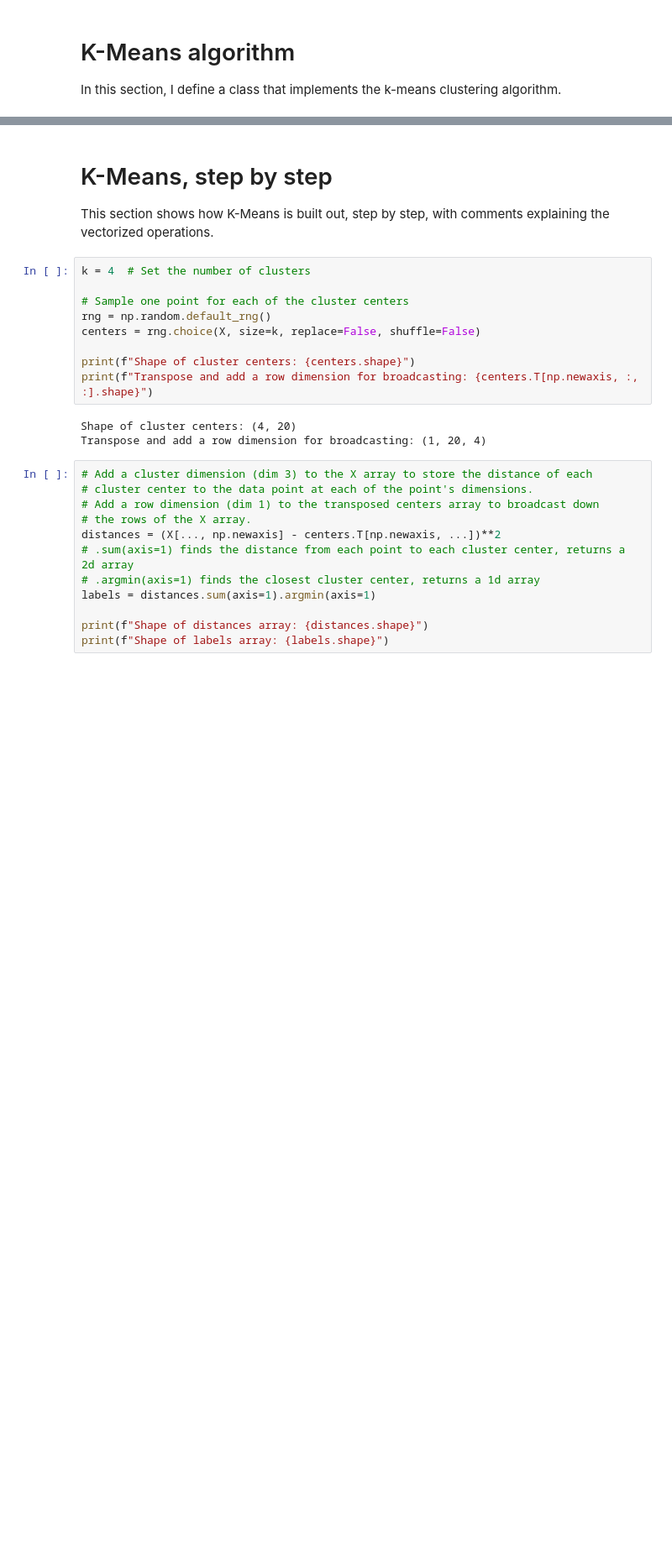
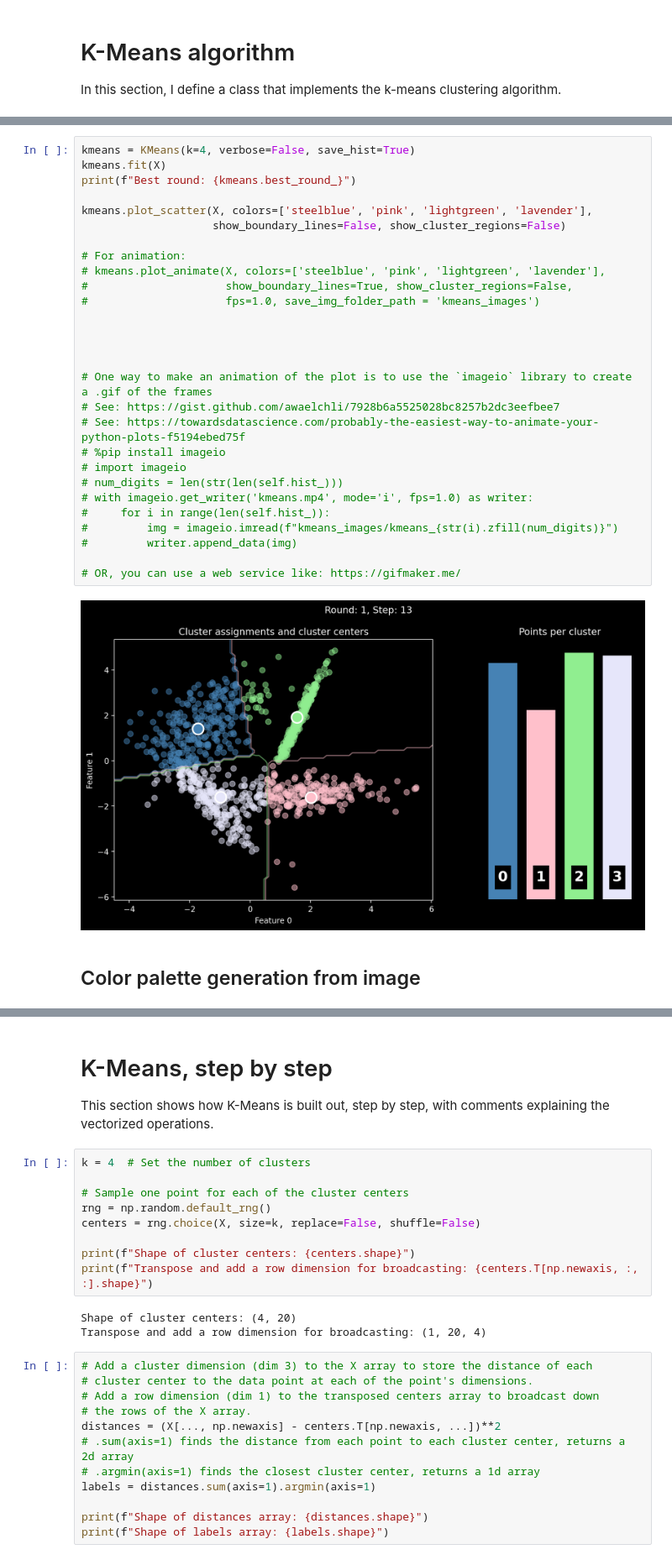
Before and after one commit to rparkr/ml-projects, a Jupyter notebook: ml_from_scratch/kmeans_from_scratch.ipynb, the cells around one changed output, grey strips where cells are left out. Shown at 84% size. Drawn from its saved outputs; the diff is of its cells as text; blank space fills up the shorter version.

Commit message:
Complete kmeans algorithm

```diff
--- a/ml_from_scratch/kmeans_from_scratch.ipynb
+++ b/ml_from_scratch/kmeans_from_scratch.ipynb
@@ -192,0 +704,32 @@ class KMeans():
+# %%
+kmeans = KMeans(k=4, verbose=False, save_hist=True)
+kmeans.fit(X)
+print(f"Best round: {kmeans.best_round_}")
+
+kmeans.plot_scatter(X, colors=['steelblue', 'pink', 'lightgreen', 'lavender'],
+                    show_boundary_lines=False, show_cluster_regions=False)
+
+# For animation:
+# kmeans.plot_animate(X, colors=['steelblue', 'pink', 'lightgreen', 'lavender'],
+#                     show_boundary_lines=True, show_cluster_regions=False,
+#                     fps=1.0, save_img_folder_path = 'kmeans_images')
+
+
+
+
+# One way to make an animation of the plot is to use the `imageio` library to create a .gif of the frames
+# See: https://gist.github.com/awaelchli/7928b6a5525028bc8257b2dc3eefbee7
+# See: https://towardsdatascience.com/probably-the-easiest-way-to-animate-your-python-plots-f5194ebed75f
+# %pip install imageio
+# import imageio
+# num_digits = len(str(len(self.hist_)))
+# with imageio.get_writer('kmeans.mp4', mode='i', fps=1.0) as writer:
+#     for i in range(len(self.hist_)):
+#         img = imageio.imread(f"kmeans_images/kmeans_{str(i).zfill(num_digits)}")
+#         writer.append_data(img)
+
+# OR, you can use a web service like: https://gifmaker.me/
+# %% [output]
+[figure, added]
+# %% [markdown]
+## Color palette generation from image
```
Also changed, not shown: parts of 31 cells of this notebook, 3 other files.
